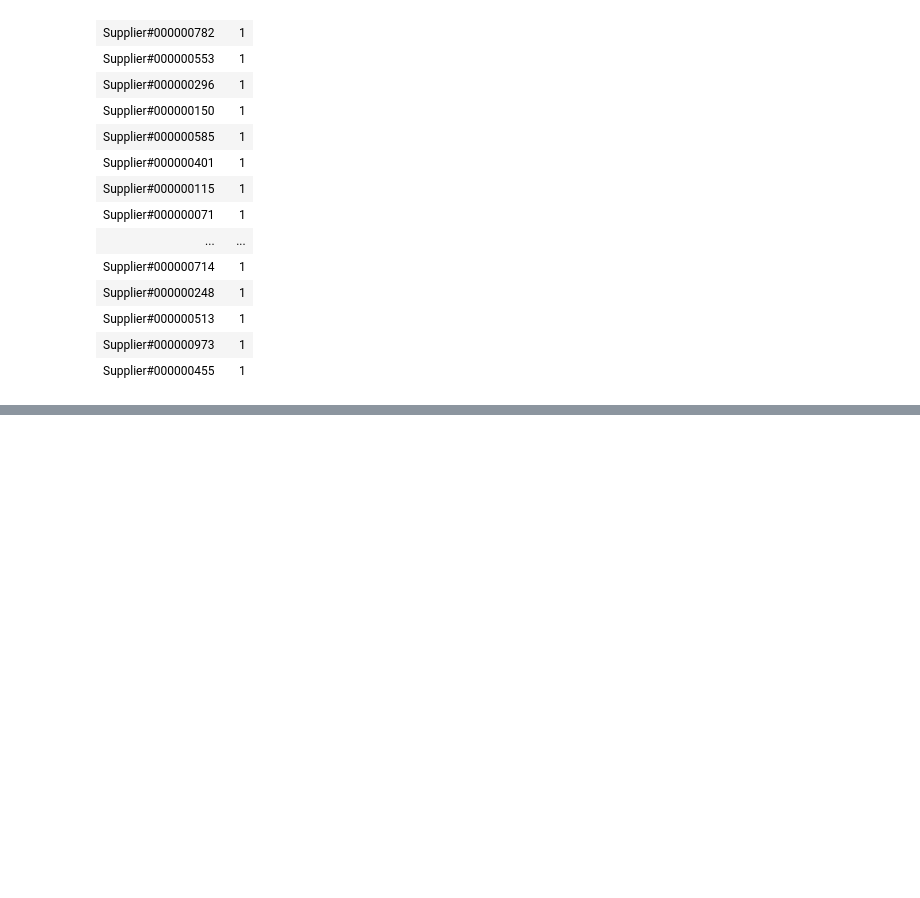
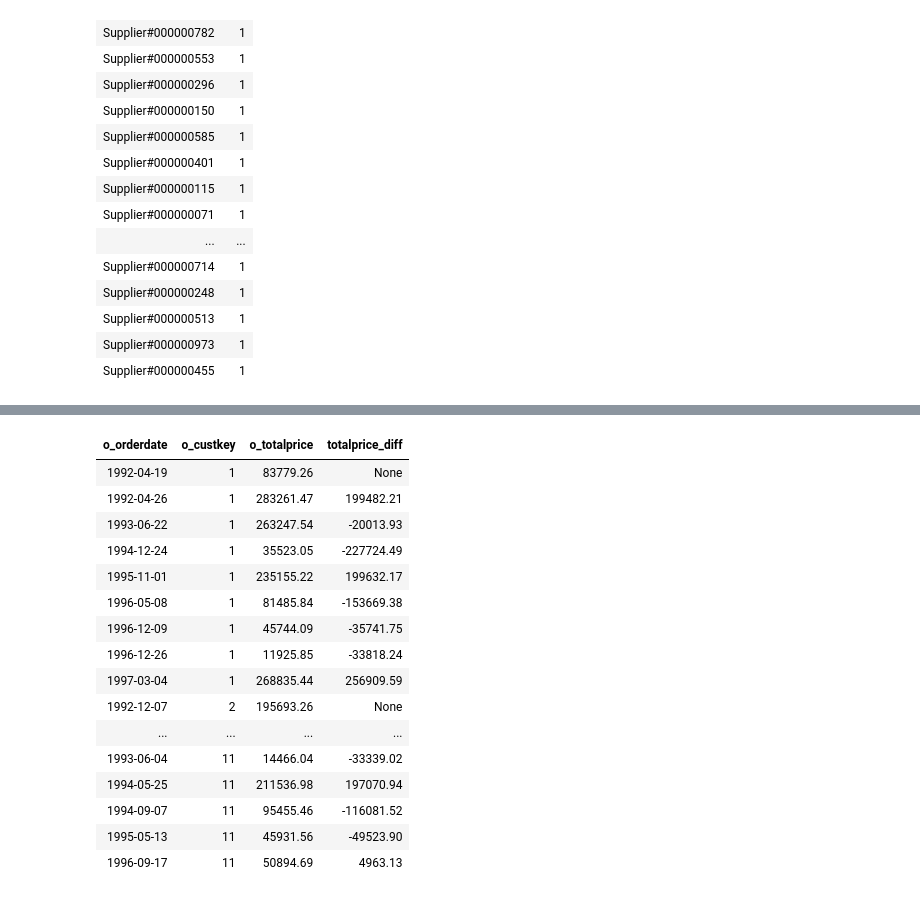
Before and after one commit to dannykhant/de101, a Jupyter notebook: notebooks/starter-notebook.ipynb, the cells around one changed output, grey strips where cells are left out. Saved outputs shown, nothing was run; the diff lists cells and outputs as text; code cells hidden in the pictures; blank space fills up the shorter version.

```diff
--- a/notebooks/starter-notebook.ipynb
+++ b/notebooks/starter-notebook.ipynb
@@ -459,0 +578,35 @@ ORDER BY
+# %%
+%%sql
+SELECT
+  o_orderdate,
+  o_custkey,
+  o_totalprice,
+  o_totalprice - lag (o_totalprice) OVER (
+    PARTITION BY
+      o_custkey
+    ORDER BY
+      o_orderdate
+  ) AS totalprice_diff
+FROM
+  orders
+ORDER BY
+  o_custkey,
+  o_orderdate
+# %% [output]
+| o_orderdate | o_custkey | o_totalprice | totalprice_diff |
+| 1992-04-19 | 1 | 83779.26 | None |
+| 1992-04-26 | 1 | 283261.47 | 199482.21 |
+| 1993-06-22 | 1 | 263247.54 | -20013.93 |
+| 1994-12-24 | 1 | 35523.05 | -227724.49 |
+| 1995-11-01 | 1 | 235155.22 | 199632.17 |
+| 1996-05-08 | 1 | 81485.84 | -153669.38 |
+| 1996-12-09 | 1 | 45744.09 | -35741.75 |
+| 1996-12-26 | 1 | 11925.85 | -33818.24 |
+| 1997-03-04 | 1 | 268835.44 | 256909.59 |
+| 1992-12-07 | 2 | 195693.26 | None |
+| ... | ... | ... | ... |
+| 1993-06-04 | 11 | 14466.04 | -33339.02 |
+| 1994-05-25 | 11 | 211536.98 | 197070.94 |
+| 1994-09-07 | 11 | 95455.46 | -116081.52 |
+| 1995-05-13 | 11 | 45931.56 | -49523.90 |
+| 1996-09-17 | 11 | 50894.69 | 4963.13 |
```
Also changed, not shown: parts of 8 cells of this notebook.
